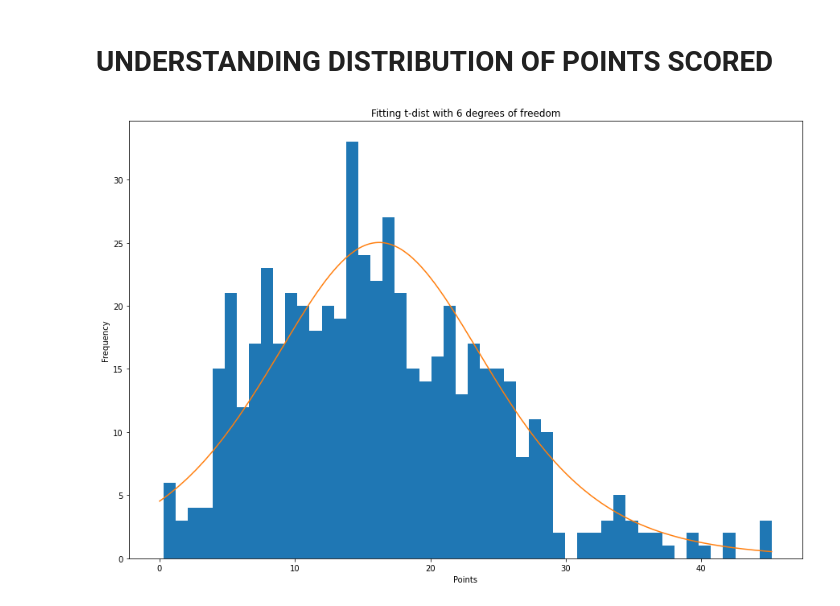
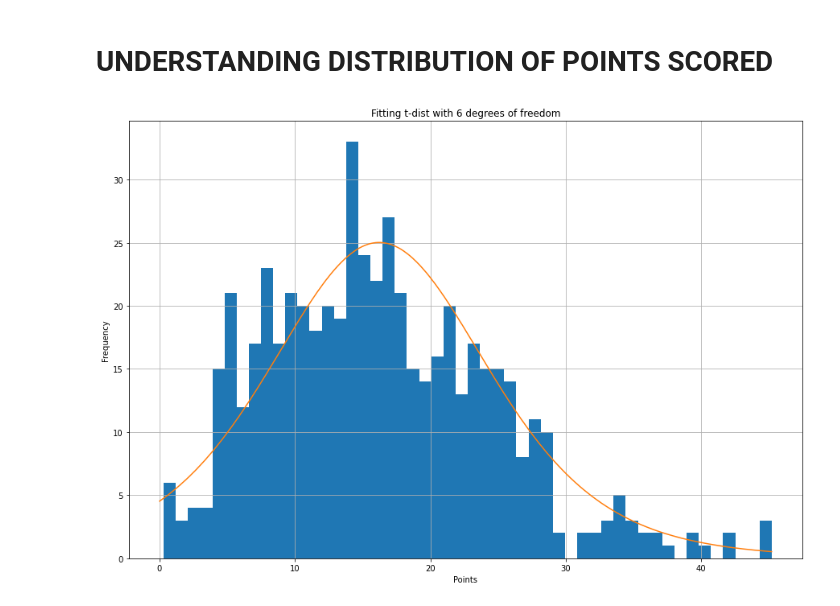
Before and after one commit to mkralis123/FantasyResearch, a Jupyter notebook: FantasyResearch.ipynb, the cells around one changed output. Cells and saved outputs as stored; diff of their text form; code cells hidden in the pictures.

```diff
--- a/FantasyResearch.ipynb
+++ b/FantasyResearch.ipynb
@@ -72,31 +72,32 @@ BAL
 # %%
 import matplotlib.pyplot as plt
 import numpy as np
 from scipy.stats import norm
 
 best_players = list(season_data.mean(axis = 1).sort_values().index[-50:])
 
 def turn_data_to_list(data):
     data = data.values.tolist()
     lst = []
     for ele in data:
         lst += ele
     lst = [i for i in lst if (i != 0) and not (np.isnan(i))]
     return np.array(lst)
 
 plt.figure(figsize=(15,10))
 data_list=turn_data_to_list(season_data.loc[best_players].filter(like = 'Week'))
 plt.hist(data_list, bins = 50)
 x_axis = np.arange(0, max(data_list), 0.01)
 mean = data_list.mean()
 sd = data_list.std()
 df = 6
 plt.plot(x_axis, t.pdf(x_axis, df, mean, sd)*len(data_list))
 
+plt.grid()
 plt.ylabel('Frequency')
 plt.xlabel('Points')
 plt.title(f'Fitting t-dist with {df} degrees of freedom')
 
 plt.show()
 # %% [output]
-[figure, old version]
+[figure, new version]
```
Also changed, not shown: parts of 2 cells of this notebook, 1 other file.
